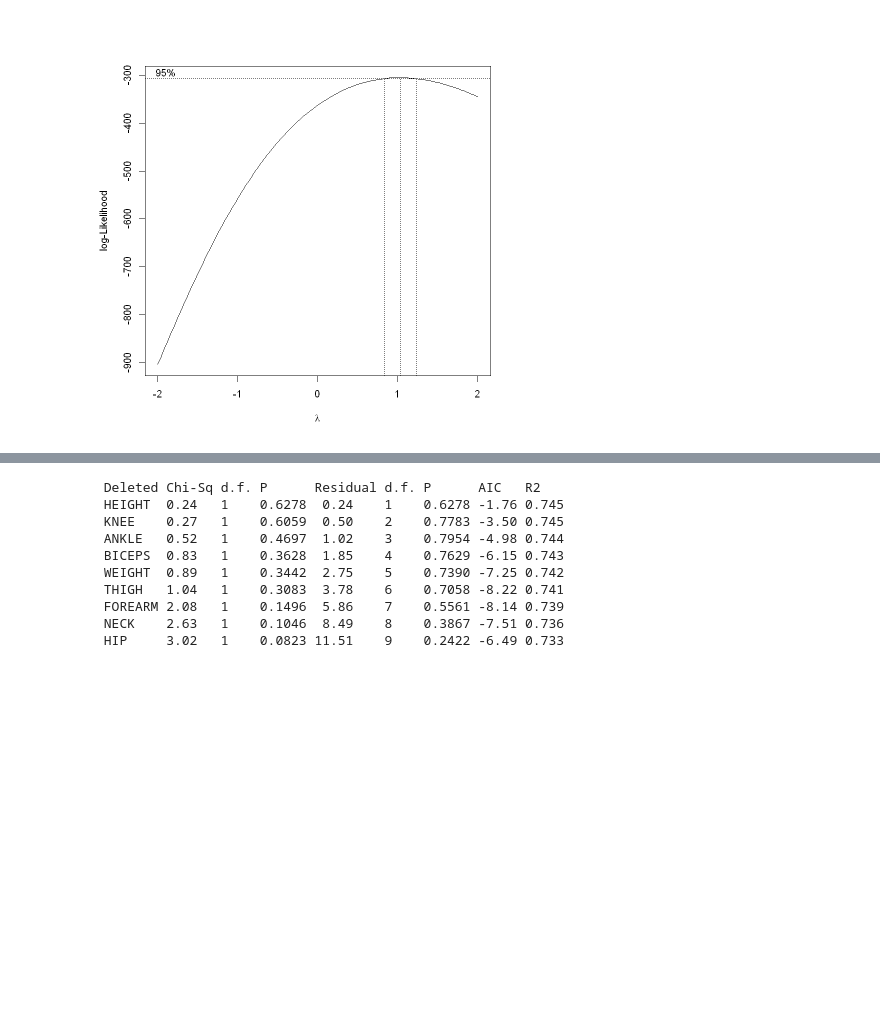
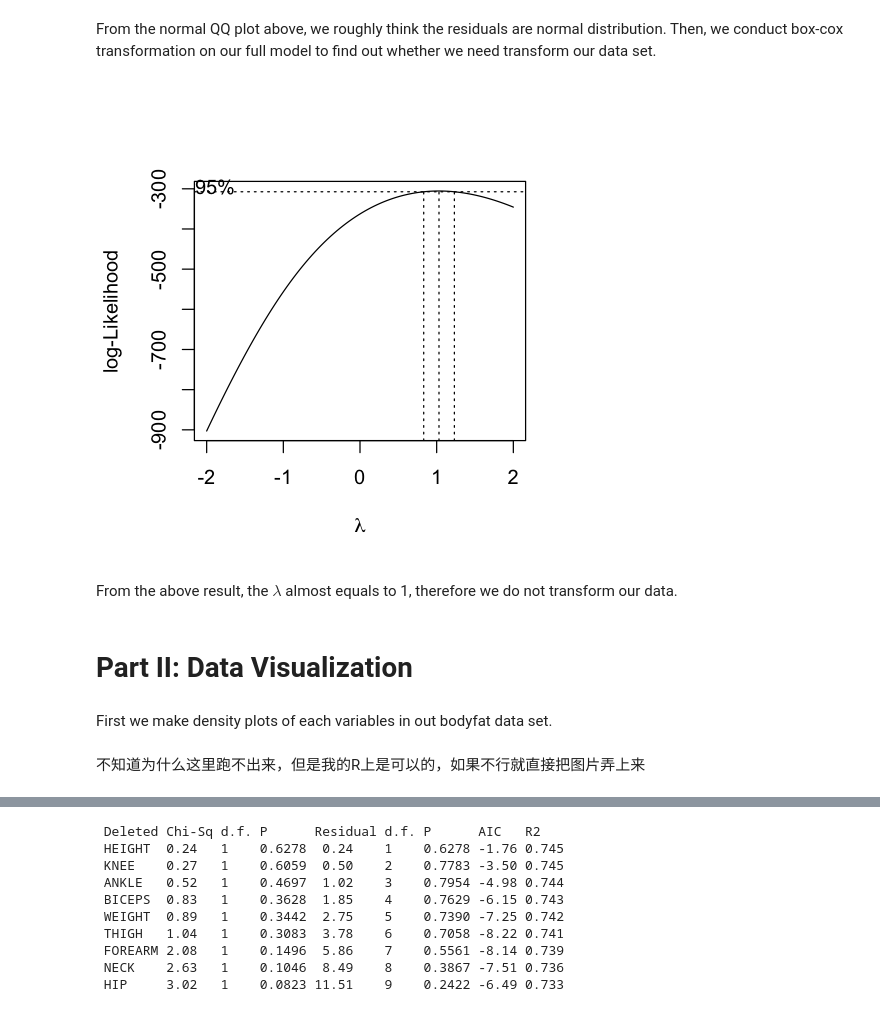
Before and after one commit to RitaWu98/STAT628-Module2, a Jupyter notebook: code/628M2_preclean&select.ipynb, the cells around one changed output, grey strips where cells are left out. Saved outputs shown, nothing was run; the diff lists cells and outputs as text; code cells hidden in the pictures; blank space fills up the shorter version.

Commit message:
Add several figures, changes selection code for Cp

```diff
--- a/code/628M2_preclean&select.ipynb
+++ b/code/628M2_preclean&select.ipynb
@@ -95,7 +163,16 @@ F-statistic: 48.09 on 14 and 230 DF,  p-value: < 2.2e-16
+# %% [markdown]
+From the normal QQ plot above, we roughly think the residuals are normal distribution. Then, we conduct box-cox transformation on our full model to find out whether we need transform our data set.
 # %%
-# Boxcox transformation
-# lambda near 1, don't do transformation
+options(repr.plot.width=4, repr.plot.height=4)
 par(mfrow=c(1,1))
 boxcox(test.rmoutlier.first)
 # %% [output]
-[figure, old version]
+[figure, new version]
+# %% [markdown]
+From the above result, the $\lambda$ almost equals to 1, therefore we do not transform our data.
+# %% [markdown]
+# Part II: Data Visualization
+# %% [markdown]
+First we make density plots of each variables in out bodyfat data set.
+# %% [markdown]
+不知道为什么这里跑不出来，但是我的R上是可以的，如果不行就直接把图片弄上来
```
Also changed, not shown: parts of 49 cells of this notebook.
